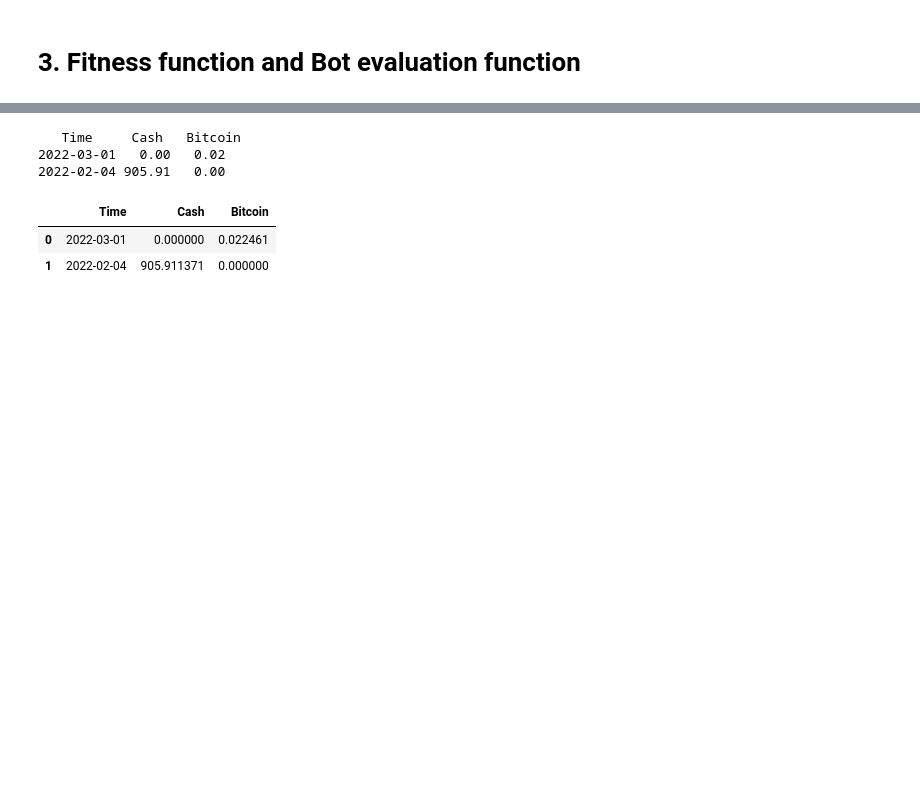
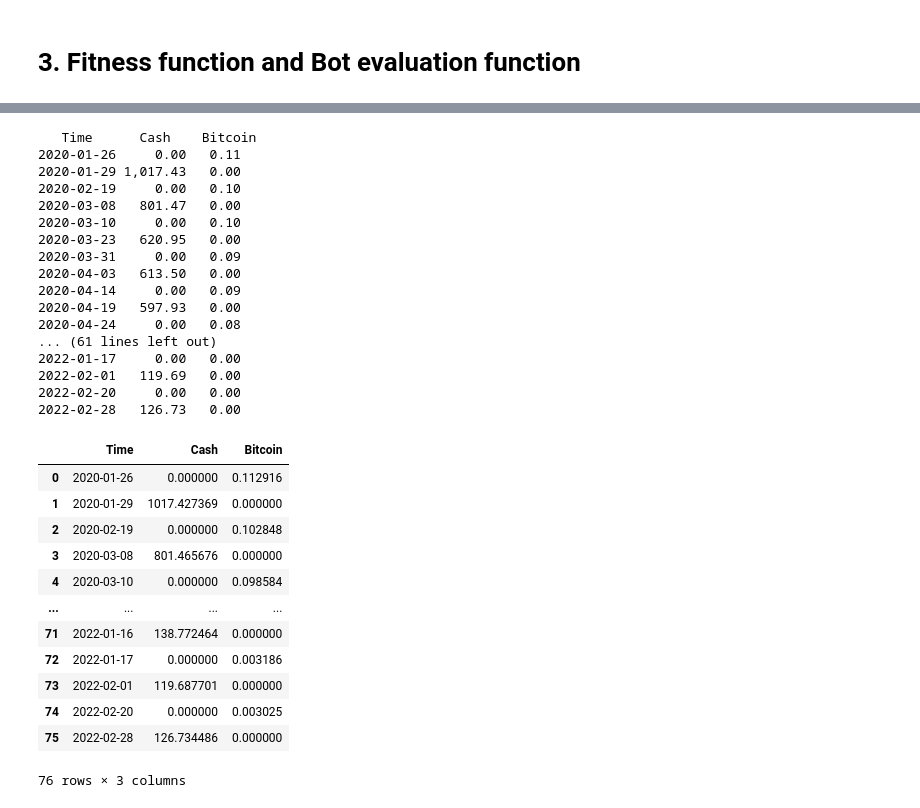
Before and after one commit to jaackies/aias_trading25, a Jupyter notebook: Evaluation.ipynb, the cells around one changed output, grey strips where cells are left out. Saved outputs shown, nothing was run; the diff lists cells and outputs as text; code cells hidden in the pictures; blank space fills up the shorter version.

Commit message:
Change the time to correct timelines (old first, new after). Waiting for Jackie to approve for changes of parameters order for smaema to high frequency wndow first, low frequency after.

```diff
--- a/Evaluation.ipynb
+++ b/Evaluation.ipynb
@@ -93,6 +93,7 @@ def hill_climbing(bot_type, high_frequency_window, low_frequency_window, alpha=0
     low_window = low_frequency_window
     new_high_frequency_window = high_frequency_window
     new_low_frequency_window= low_frequency_window
+    alpha=alpha
     new_alpha=alpha
     cash1=0
     for i in range(max_iter):
@@ -108,11 +109,15 @@ def hill_climbing(bot_type, high_frequency_window, low_frequency_window, alpha=0
         cash1=bot_fitness_func(bot_type, high_window, low_window, alpha)
         cash2=bot_fitness_func(bot_type, new_high_frequency_window, new_low_frequency_window, new_alpha)
         # compare the cash earned after tweaking the parameters
-        if  cash2> cash1:
+        if cash2 > cash1:
             high_window = new_high_frequency_window
             low_window = new_low_frequency_window
-            cash1=cash2
-    return high_window, low_window, cash1
+            alpha=new_alpha
+            cash1 = cash2
+    if bot_type.lower() == 'sma' or bot_type.lower() == 'complex':
+        return high_window, low_window, cash1
+    elif bot_type.lower() == 'smaema':
+        return high_window, low_window, alpha, cash1
 
 def parameter_tweak(bot_type, hfw, lfw, alpha =0):
     if bot_type.lower() == 'sma':
@@ -206,5 +211,5 @@ hfw_result, lfw_result, cash_result
 # %%
 #smaema
-hfw_result, lfw_result, cash_result = hill_climbing('smaema',30,5, 0.2)
-hfw_result, lfw_result, cash_result
+hfw_result, lfw_result, alpha, cash_result = hill_climbing('smaema', 30, 5, 0.2)
+hfw_result, lfw_result, alpha, cash_result
 # %% [output]
@@ -370,13 +375,37 @@ bot_evaluation('sma', 10, 20, alpha=0)
 # %%
 #smaema
-bot_evaluation('smaema',5,30, 0.2)
+bot_evaluation('smaema',30,5, 0.2)
 # %% [output]
-   Time     Cash   Bitcoin
-2022-03-01   0.00   0.02
-2022-02-04 905.91   0.00
+   Time      Cash    Bitcoin
+2020-01-26     0.00   0.11
+2020-01-29 1,017.43   0.00
+2020-02-19     0.00   0.10
+2020-03-08   801.47   0.00
+2020-03-10     0.00   0.10
+2020-03-23   620.95   0.00
+2020-03-31     0.00   0.09
+2020-04-03   613.50   0.00
+2020-04-14     0.00   0.09
+2020-04-19   597.93   0.00
+2020-04-24     0.00   0.08
+... (61 lines left out)
+2022-01-17     0.00   0.00
+2022-02-01   119.69   0.00
+2022-02-20     0.00   0.00
+2022-02-28   126.73   0.00
 |  | Time | Cash | Bitcoin |
-| 0 | 2022-03-01 | 0.000000 | 0.022461 |
-| 1 | 2022-02-04 | 905.911371 | 0.000000 |
+| 0 | 2020-01-26 | 0.000000 | 0.112916 |
+| 1 | 2020-01-29 | 1017.427369 | 0.000000 |
+| 2 | 2020-02-19 | 0.000000 | 0.102848 |
+| 3 | 2020-03-08 | 801.465676 | 0.000000 |
+| 4 | 2020-03-10 | 0.000000 | 0.098584 |
+| ... | ... | ... | ... |
+| 71 | 2022-01-16 | 138.772464 | 0.000000 |
+| 72 | 2022-01-17 | 0.000000 | 0.003186 |
+| 73 | 2022-02-01 | 119.687701 | 0.000000 |
+| 74 | 2022-02-20 | 0.000000 | 0.003025 |
+| 75 | 2022-02-28 | 126.734486 | 0.000000 |
+76 rows × 3 columns
 # %%
 #complex
 bot_evaluation('complex',[1,2,3,5,5,5,0.3],[3,2,1,30,30,30,0.1])
```
Also changed, not shown: parts of 7 cells of this notebook, 2 other files.
